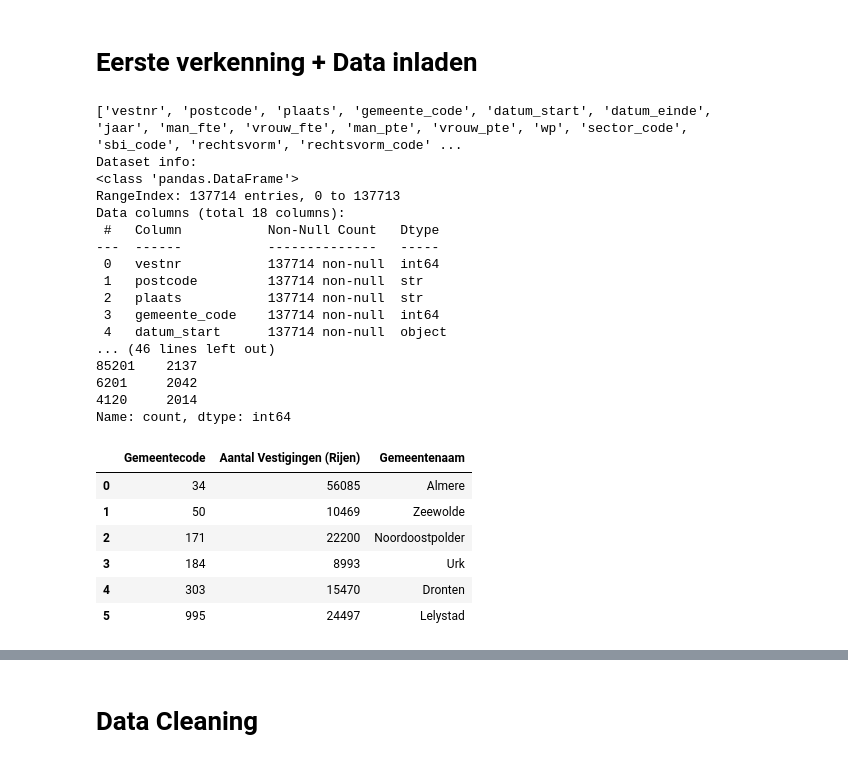
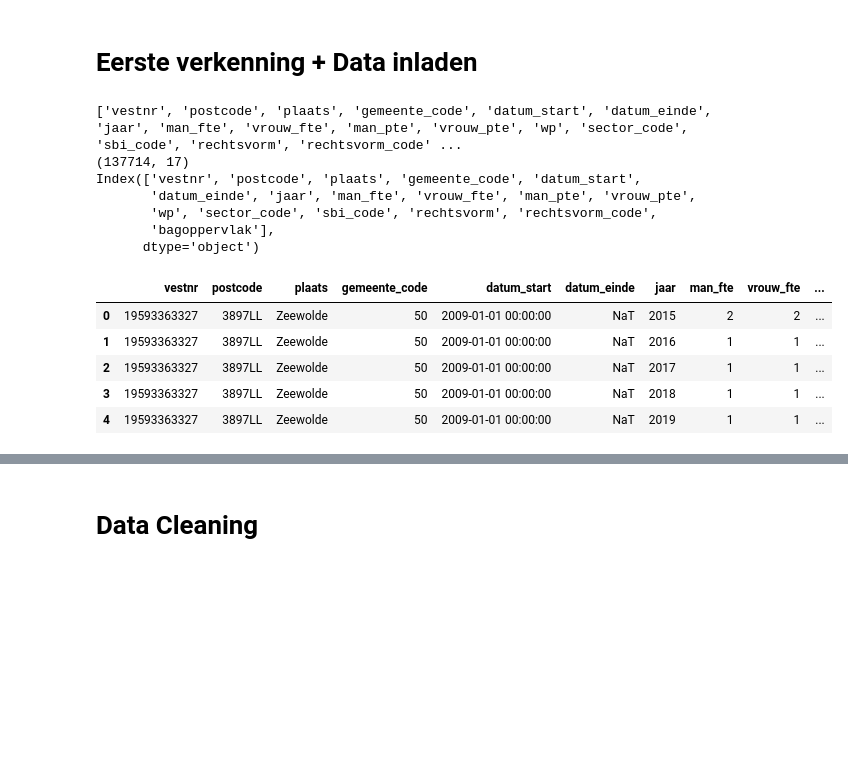
Before and after one commit to Ismael-991/Werkgelegenheid_Provincie_Flevoland, a Jupyter notebook: Notebooks/Individual/Ismael_Notebook.ipynb, the cells around one changed output, grey strips where cells are left out. Saved outputs shown, nothing was run; the diff lists cells and outputs as text; code cells hidden in the pictures; blank space fills up the shorter version.

```diff
--- a/Notebooks/Individual/Ismael_Notebook.ipynb
+++ b/Notebooks/Individual/Ismael_Notebook.ipynb
@@ -28,71 +52,24 @@ Een gecategoriseerde lijst van sectoren en visuele trendlijnen die de economisch
 # %% [markdown]
 # Eerste verkenning +  Data inladen
 # %%
-import pandas as pd
-
 # Data inladen
 df = pd.read_excel('../../Data/raw/dataset.xlsx')
 print(df.columns.tolist())
 
-# 1. FILTEREN: Maak df_flevo aan
-gemeentes_flevoland = [34, 303, 995, 171, 184, 50]
-df_flevo = df[df['gemeente_code'].isin(gemeentes_flevoland)].copy()
-
-# 2. WP VERTALEN: Nodig om later te kunnen rekenen (Aggregatie)
-wp_vertaling = {
-    0: 0, 1: 1, 2: 3, 3: 7, 4: 15, 5: 35,
-    6: 75, 7: 150, 8: 350, 9: 750, 10: 1500
-}
-df_flevo['wp_werkelijk'] = df_flevo['wp'].map(wp_vertaling)
-
-# --- JOUW VERKENNINGS-CHECKS ---
-
-print("Dataset info:")
-print(df_flevo.info())
-
-# Jaren check
-unieke_jaren = sorted(df_flevo['jaar'].unique())
-print(f"\nDe dataset bevat data voor de volgende jaren: {unieke_jaren}")
-print(f"Totaal aantal unieke jaren: {df_flevo['jaar'].nunique()}")
-
-# Verdeling over de jaren
-print("\nVerdeling van data over de jaren:")
-print(df_flevo['jaar'].value_counts().sort_index())
-
-# SBI check
-print(f"\nTotaal aantal unieke SBI-codes: {df_flevo['sbi_code'].nunique()}")
-print("\nTop 10 meest voorkomende SBI-codes (ruw):")
-print(df_flevo['sbi_code'].value_counts().head(10))
-
-# Gemeente check
-gemeente_check = df_flevo['gemeente_code'].value_counts().sort_index().reset_index()
-gemeente_check.columns = ['Gemeentecode', 'Aantal Vestigingen (Rijen)']
-namen_map = {34: 'Almere', 303: 'Dronten', 995: 'Lelystad', 171: 'Noordoostpolder', 184: 'Urk', 50: 'Zeewolde'}
-gemeente_check['Gemeentenaam'] = gemeente_check['Gemeentecode'].map(namen_map)
-
-display(gemeente_check)
+print(df.shape)
+print(df.columns)
+df.head()
 # %% [output]
 ['vestnr', 'postcode', 'plaats', 'gemeente_code', 'datum_start', 'datum_einde', 'jaar', 'man_fte', 'vrouw_fte', 'man_pte', 'vrouw_pte', 'wp', 'sector_code', 'sbi_code', 'rechtsvorm', 'rechtsvorm_code' ...
-Dataset info:
-<class 'pandas.DataFrame'>
-RangeIndex: 137714 entries, 0 to 137713
-Data columns (total 18 columns):
- #   Column           Non-Null Count   Dtype
----  ------           --------------   -----
- 0   vestnr           137714 non-null  int64
- 1   postcode         137714 non-null  str
- 2   plaats           137714 non-null  str
- 3   gemeente_code    137714 non-null  int64
- 4   datum_start      137714 non-null  object
-... (46 lines left out)
-85201    2137
-6201     2042
-4120     2014
-Name: count, dtype: int64
+(137714, 17)
+Index(['vestnr', 'postcode', 'plaats', 'gemeente_code', 'datum_start',
+       'datum_einde', 'jaar', 'man_fte', 'vrouw_fte', 'man_pte', 'vrouw_pte',
+       'wp', 'sector_code', 'sbi_code', 'rechtsvorm', 'rechtsvorm_code',
+       'bagoppervlak'],
+      dtype='object')
-|  | Gemeentecode | Aantal Vestigingen (Rijen) | Gemeentenaam |
-| 0 | 34 | 56085 | Almere |
-| 1 | 50 | 10469 | Zeewolde |
-| 2 | 171 | 22200 | Noordoostpolder |
-| 3 | 184 | 8993 | Urk |
-| 4 | 303 | 15470 | Dronten |
-| 5 | 995 | 24497 | Lelystad |
+|  | vestnr | postcode | plaats | gemeente_code | datum_start | datum_einde | jaar | man_fte | vrouw_fte | ... |
+| 0 | 19593363327 | 3897LL | Zeewolde | 50 | 2009-01-01 00:00:00 | NaT | 2015 | 2 | 2 | ... |
+| 1 | 19593363327 | 3897LL | Zeewolde | 50 | 2009-01-01 00:00:00 | NaT | 2016 | 1 | 1 | ... |
+| 2 | 19593363327 | 3897LL | Zeewolde | 50 | 2009-01-01 00:00:00 | NaT | 2017 | 1 | 1 | ... |
+| 3 | 19593363327 | 3897LL | Zeewolde | 50 | 2009-01-01 00:00:00 | NaT | 2018 | 1 | 1 | ... |
+| 4 | 19593363327 | 3897LL | Zeewolde | 50 | 2009-01-01 00:00:00 | NaT | 2019 | 1 | 1 | ... |
```
Also changed, not shown: parts of 28 cells of this notebook.
